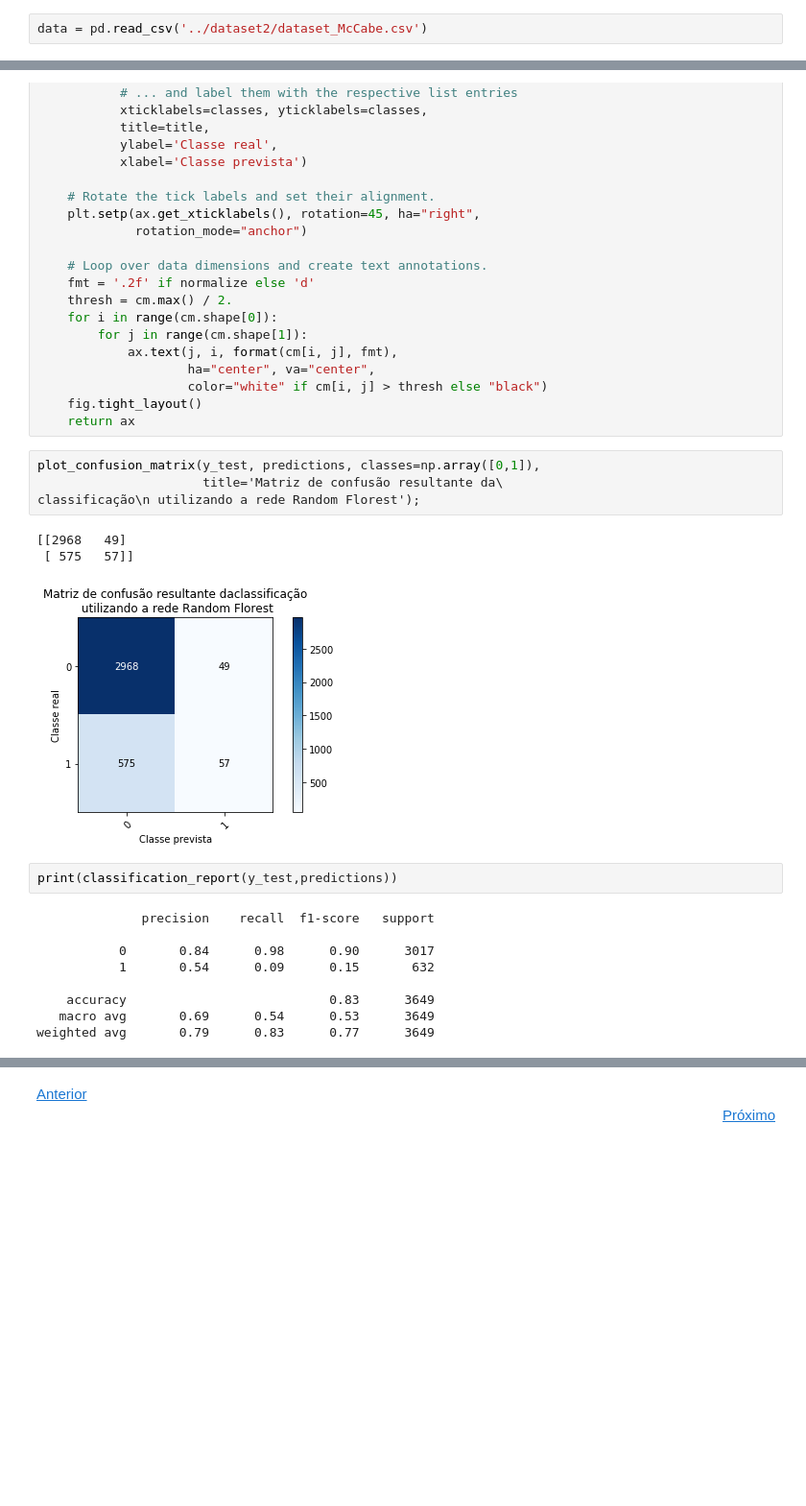
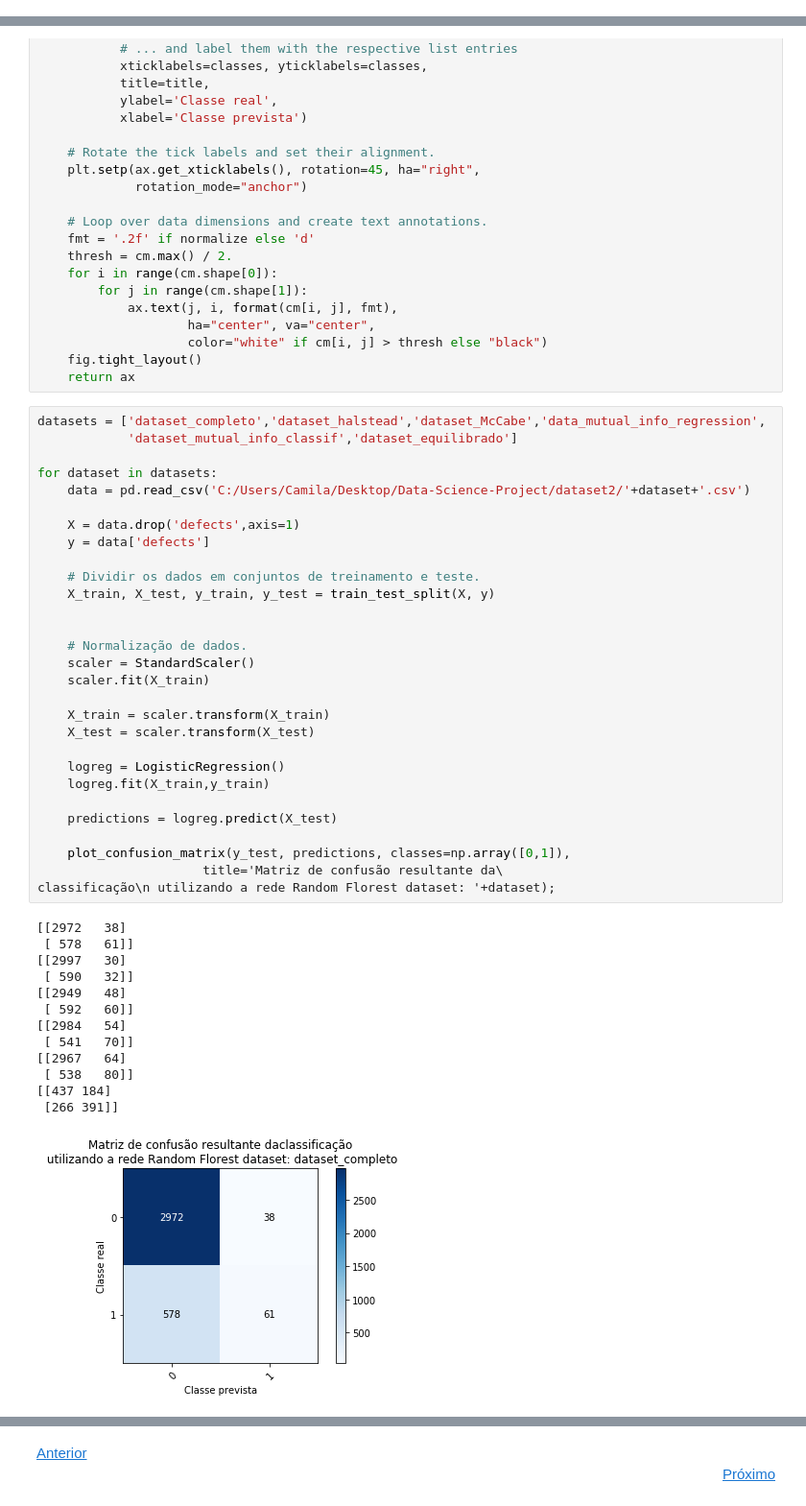
Before and after one commit to Pssales/Data-Science-Project, a Jupyter notebook: classificacao/LogisticRegression.ipynb, the cells around one changed output, grey strips where cells are left out. Shown at 96% size. Cells and saved outputs as stored; diff of their text form; blank space fills up the shorter version.

```diff
--- a/classificacao/LogisticRegression.ipynb
+++ b/classificacao/LogisticRegression.ipynb
@@ -11,5 +15,3 @@ from sklearn.metrics import classification_report,confusion_matrix
 from sklearn.metrics import confusion_matrix
 from sklearn.utils.multiclass import unique_labels
 from sklearn.model_selection import cross_val_score
-# %%
-data = pd.read_csv('../dataset2/dataset_McCabe.csv')
@@ -81,22 +53,46 @@ def plot_confusion_matrix(y_true, y_pred, classes,
                     color="white" if cm[i, j] > thresh else "black")
     fig.tight_layout()
     return ax
-# %%
-plot_confusion_matrix(y_test, predictions, classes=np.array([0,1]),
-                      title='Matriz de confusão resultante da\
-classificação\n utilizando a rede Random Florest');
-# %% [output]
-[[2968   49]
- [ 575   57]]
-[figure, removed]
-# %%
-print(classification_report(y_test,predictions))
-# %% [output]
-              precision    recall  f1-score   support
-
-           0       0.84      0.98      0.90      3017
-           1       0.54      0.09      0.15       632
-
-    accuracy                           0.83      3649
-   macro avg       0.69      0.54      0.53      3649
-weighted avg       0.79      0.83      0.77      3649
+# %%
+datasets = ['dataset_completo','dataset_halstead','dataset_McCabe','data_mutual_info_regression',
+            'dataset_mutual_info_classif','dataset_equilibrado']
+
+for dataset in datasets:
+    data = pd.read_csv('C:/Users/Camila/Desktop/Data-Science-Project/dataset2/'+dataset+'.csv')
+
+    X = data.drop('defects',axis=1)
+    y = data['defects']
+
+    # Dividir os dados em conjuntos de treinamento e teste.
+    X_train, X_test, y_train, y_test = train_test_split(X, y)
+
+
+    # Normalização de dados.
+    scaler = StandardScaler()
+    scaler.fit(X_train)
+
+    X_train = scaler.transform(X_train)
+    X_test = scaler.transform(X_test)
+
+    logreg = LogisticRegression()
+    logreg.fit(X_train,y_train)
+
+    predictions = logreg.predict(X_test)
+
+    plot_confusion_matrix(y_test, predictions, classes=np.array([0,1]),
+                      title='Matriz de confusão resultante da\
+classificação\n utilizando a rede Random Florest dataset: '+dataset);
+# %% [output]
+[[2972   38]
+ [ 578   61]]
+[[2997   30]
+ [ 590   32]]
+[[2949   48]
+ [ 592   60]]
+[[2984   54]
+ [ 541   70]]
+[[2967   64]
+ [ 538   80]]
+[[437 184]
+ [266 391]]
+[figure, added]
```
Also changed, not shown: parts of 11 cells of this notebook, 8 other files.
